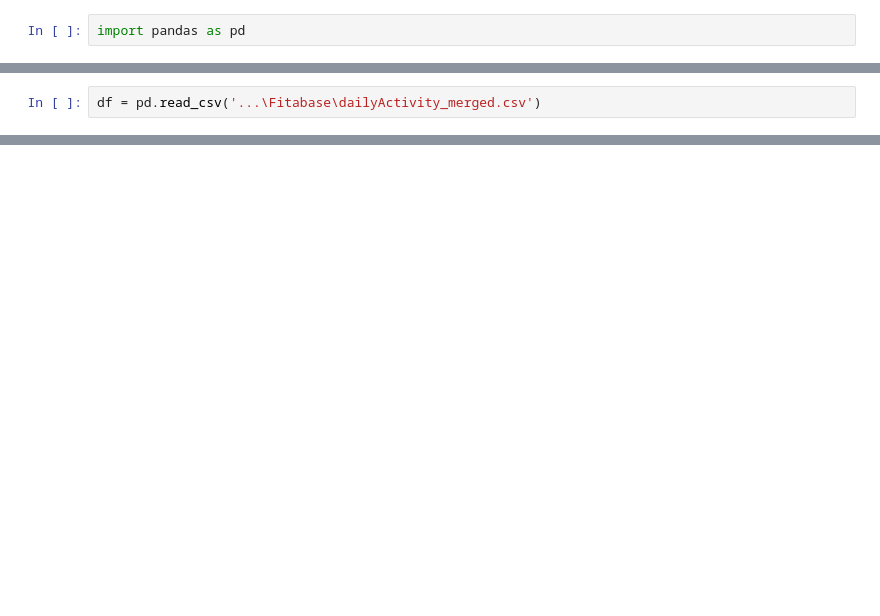
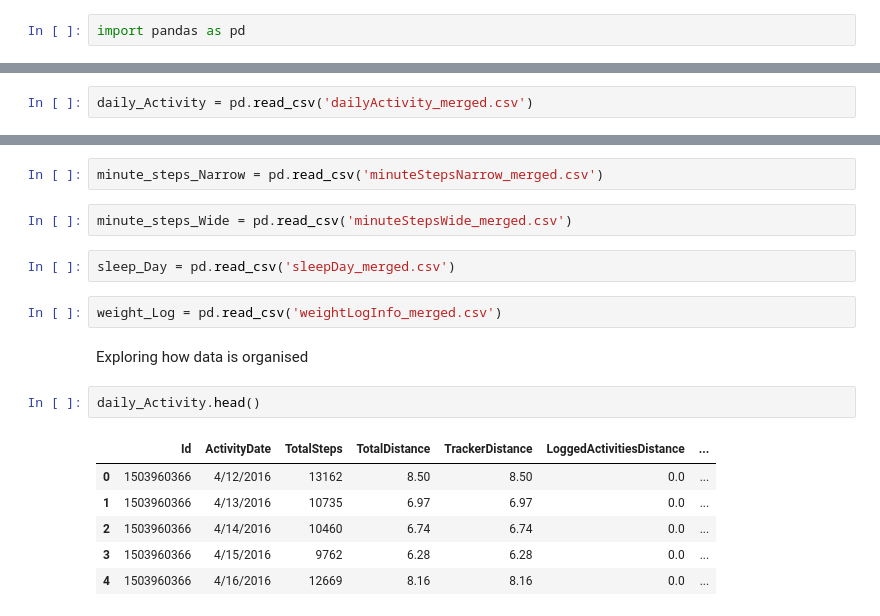
Before and after one commit to Pavan7248/Fitbit, a Jupyter notebook: main.ipynb, the cells around one changed output, grey strips where cells are left out. Drawn from its saved outputs; the diff is of its cells as text; blank space fills up the shorter version.

```diff
--- a/main.ipynb
+++ b/main.ipynb
@@ -3,2 +9,2 @@ import pandas as pd
 # %%
-df = pd.read_csv('...\Fitabase\dailyActivity_merged.csv')
+daily_Activity = pd.read_csv('dailyActivity_merged.csv')
@@ -6,0 +37,19 @@ FileNotFoundError: [Errno 2] No such file or directory: '..\\Fitabase\\dailyActi
+# %%
+minute_steps_Narrow = pd.read_csv('minuteStepsNarrow_merged.csv')
+# %%
+minute_steps_Wide = pd.read_csv('minuteStepsWide_merged.csv')
+# %%
+sleep_Day = pd.read_csv('sleepDay_merged.csv')
+# %%
+weight_Log = pd.read_csv('weightLogInfo_merged.csv')
+# %% [markdown]
+Exploring how data is organised
+# %%
+daily_Activity.head()
+# %% [output]
+|  | Id | ActivityDate | TotalSteps | TotalDistance | TrackerDistance | LoggedActivitiesDistance | ... |
+| 0 | 1503960366 | 4/12/2016 | 13162 | 8.50 | 8.50 | 0.0 | ... |
+| 1 | 1503960366 | 4/13/2016 | 10735 | 6.97 | 6.97 | 0.0 | ... |
+| 2 | 1503960366 | 4/14/2016 | 10460 | 6.74 | 6.74 | 0.0 | ... |
+| 3 | 1503960366 | 4/15/2016 | 9762 | 6.28 | 6.28 | 0.0 | ... |
+| 4 | 1503960366 | 4/16/2016 | 12669 | 8.16 | 8.16 | 0.0 | ... |
```
Also changed, not shown: parts of 38 cells of this notebook.
